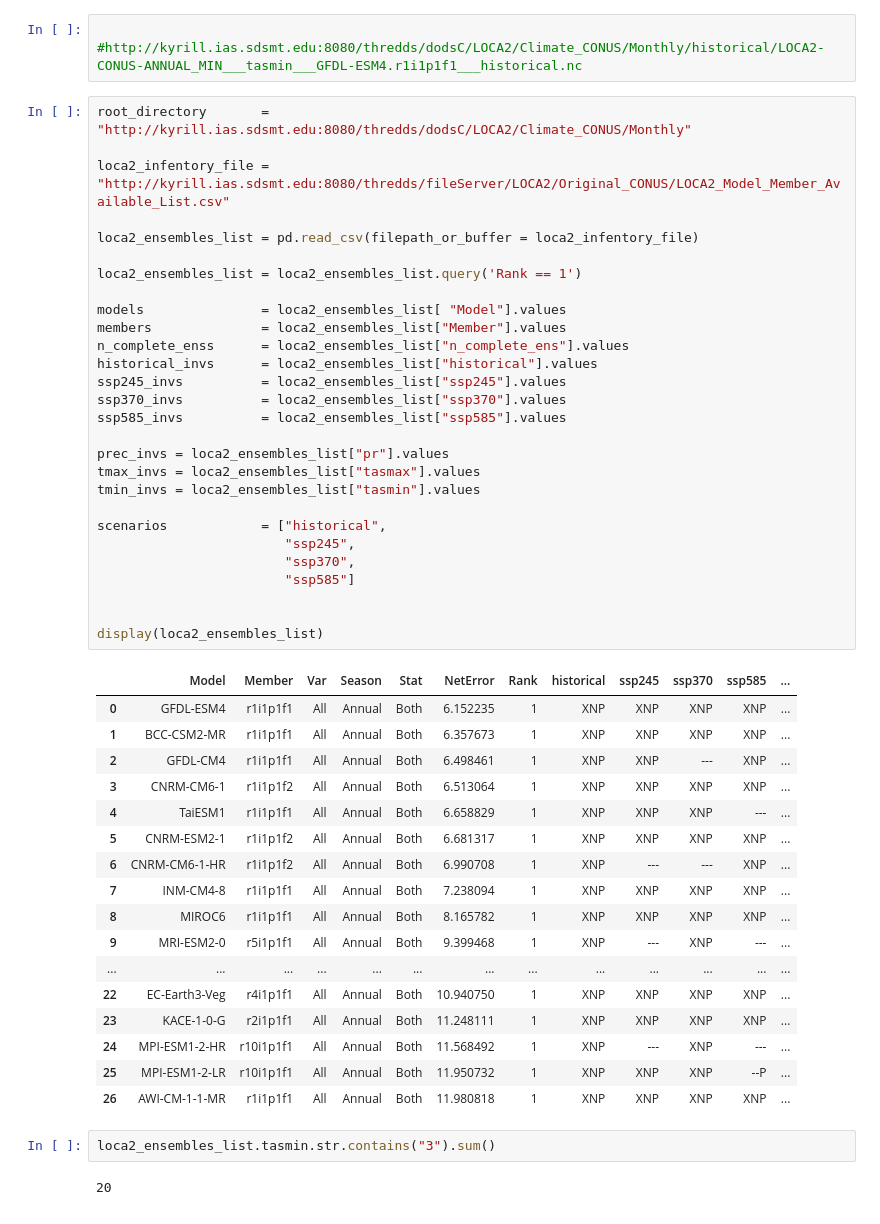
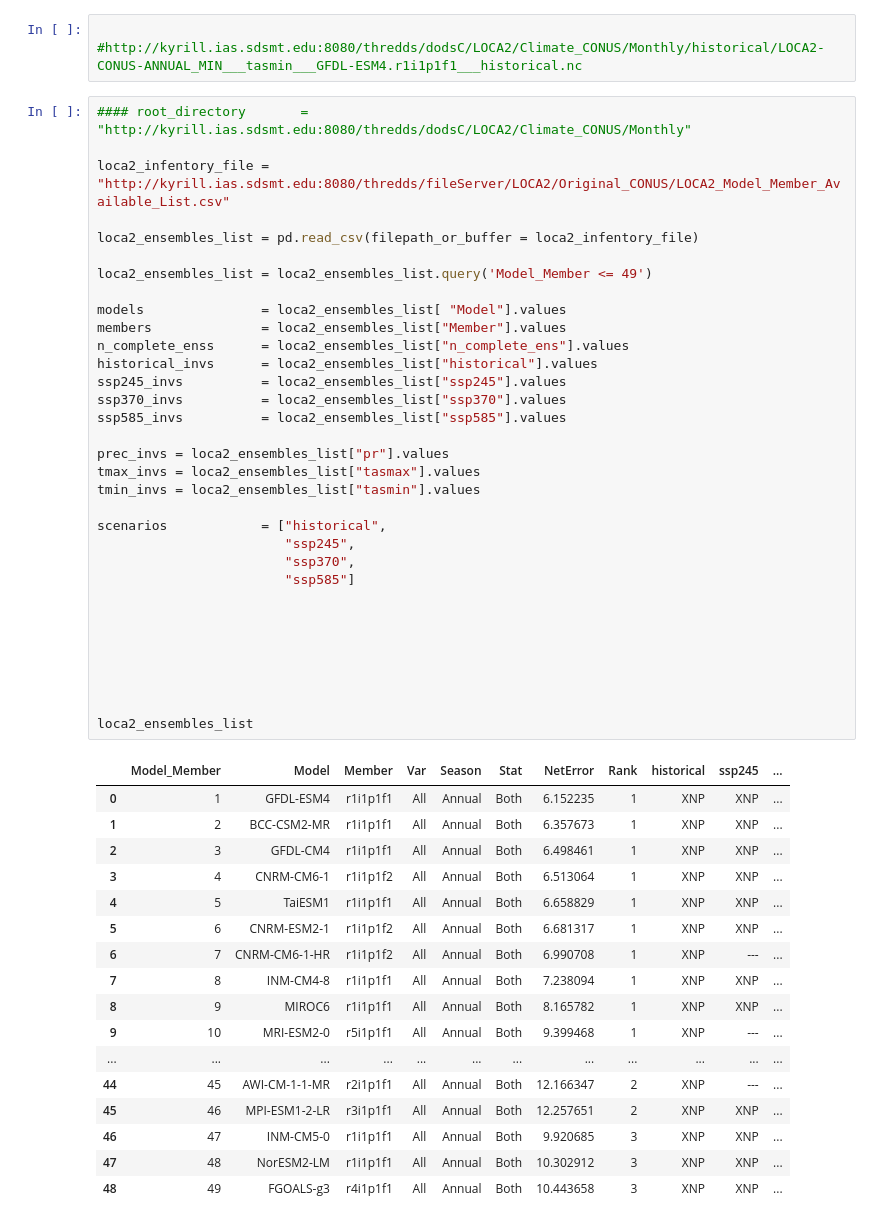
Before and after one commit to wjcapehart/LOCA2_Gridded_Analysis, a Jupyter notebook: LOCA2_organize.ipynb, the cells around one changed output. Saved outputs shown, nothing was run; the diff lists cells and outputs as text.

```diff
--- a/LOCA2_organize.ipynb
+++ b/LOCA2_organize.ipynb
@@ -47,52 +22,53 @@ def geo_idx(dd, dd_array):
 
 #http://kyrill.ias.sdsmt.edu:8080/thredds/dodsC/LOCA2/Climate_CONUS/Monthly/historical/LOCA2-CONUS-ANNUAL_MIN___tasmin___GFDL-ESM4.r1i1p1f1___historical.nc
 # %%
-root_directory       = "http://kyrill.ias.sdsmt.edu:8080/thredds/dodsC/LOCA2/Climate_CONUS/Monthly"
+#### root_directory       = "http://kyrill.ias.sdsmt.edu:8080/thredds/dodsC/LOCA2/Climate_CONUS/Monthly"
 
 loca2_infentory_file = "http://kyrill.ias.sdsmt.edu:8080/thredds/fileServer/LOCA2/Original_CONUS/LOCA2_Model_Member_Available_List.csv"
 
 loca2_ensembles_list = pd.read_csv(filepath_or_buffer = loca2_infentory_file)
 
-loca2_ensembles_list = loca2_ensembles_list.query('Rank == 1')
+loca2_ensembles_list = loca2_ensembles_list.query('Model_Member <= 49')
 
 models               = loca2_ensembles_list[ "Model"].values
 members              = loca2_ensembles_list["Member"].values
 n_complete_enss      = loca2_ensembles_list["n_complete_ens"].values
 historical_invs      = loca2_ensembles_list["historical"].values
 ssp245_invs          = loca2_ensembles_list["ssp245"].values
 ssp370_invs          = loca2_ensembles_list["ssp370"].values
 ssp585_invs          = loca2_ensembles_list["ssp585"].values
 
 prec_invs = loca2_ensembles_list["pr"].values
 tmax_invs = loca2_ensembles_list["tasmax"].values
 tmin_invs = loca2_ensembles_list["tasmin"].values
 
 scenarios            = ["historical",
                         "ssp245",
                         "ssp370",
                         "ssp585"]
 
 
-display(loca2_ensembles_list)
+
+
+
+
+
+loca2_ensembles_list
 # %% [output]
-|  | Model | Member | Var | Season | Stat | NetError | Rank | historical | ssp245 | ssp370 | ssp585 | ... |
-| 0 | GFDL-ESM4 | r1i1p1f1 | All | Annual | Both | 6.152235 | 1 | XNP | XNP | XNP | XNP | ... |
-| 1 | BCC-CSM2-MR | r1i1p1f1 | All | Annual | Both | 6.357673 | 1 | XNP | XNP | XNP | XNP | ... |
-| 2 | GFDL-CM4 | r1i1p1f1 | All | Annual | Both | 6.498461 | 1 | XNP | XNP | --- | XNP | ... |
-| 3 | CNRM-CM6-1 | r1i1p1f2 | All | Annual | Both | 6.513064 | 1 | XNP | XNP | XNP | XNP | ... |
-| 4 | TaiESM1 | r1i1p1f1 | All | Annual | Both | 6.658829 | 1 | XNP | XNP | XNP | --- | ... |
-| 5 | CNRM-ESM2-1 | r1i1p1f2 | All | Annual | Both | 6.681317 | 1 | XNP | XNP | XNP | XNP | ... |
-| 6 | CNRM-CM6-1-HR | r1i1p1f2 | All | Annual | Both | 6.990708 | 1 | XNP | --- | --- | XNP | ... |
-| 7 | INM-CM4-8 | r1i1p1f1 | All | Annual | Both | 7.238094 | 1 | XNP | XNP | XNP | XNP | ... |
-| 8 | MIROC6 | r1i1p1f1 | All | Annual | Both | 8.165782 | 1 | XNP | XNP | XNP | XNP | ... |
-| 9 | MRI-ESM2-0 | r5i1p1f1 | All | Annual | Both | 9.399468 | 1 | XNP | --- | XNP | --- | ... |
-| ... | ... | ... | ... | ... | ... | ... | ... | ... | ... | ... | ... | ... |
-| 22 | EC-Earth3-Veg | r4i1p1f1 | All | Annual | Both | 10.940750 | 1 | XNP | XNP | XNP | XNP | ... |
-| 23 | KACE-1-0-G | r2i1p1f1 | All | Annual | Both | 11.248111 | 1 | XNP | XNP | XNP | XNP | ... |
-| 24 | MPI-ESM1-2-HR | r10i1p1f1 | All | Annual | Both | 11.568492 | 1 | XNP | --- | XNP | --- | ... |
-| 25 | MPI-ESM1-2-LR | r10i1p1f1 | All | Annual | Both | 11.950732 | 1 | XNP | XNP | XNP | --P | ... |
-| 26 | AWI-CM-1-1-MR | r1i1p1f1 | All | Annual | Both | 11.980818 | 1 | XNP | XNP | XNP | XNP | ... |
+|  | Model_Member | Model | Member | Var | Season | Stat | NetError | Rank | historical | ssp245 | ... |
+| 0 | 1 | GFDL-ESM4 | r1i1p1f1 | All | Annual | Both | 6.152235 | 1 | XNP | XNP | ... |
+| 1 | 2 | BCC-CSM2-MR | r1i1p1f1 | All | Annual | Both | 6.357673 | 1 | XNP | XNP | ... |
+| 2 | 3 | GFDL-CM4 | r1i1p1f1 | All | Annual | Both | 6.498461 | 1 | XNP | XNP | ... |
+| 3 | 4 | CNRM-CM6-1 | r1i1p1f2 | All | Annual | Both | 6.513064 | 1 | XNP | XNP | ... |
+| 4 | 5 | TaiESM1 | r1i1p1f1 | All | Annual | Both | 6.658829 | 1 | XNP | XNP | ... |
+| 5 | 6 | CNRM-ESM2-1 | r1i1p1f2 | All | Annual | Both | 6.681317 | 1 | XNP | XNP | ... |
+| 6 | 7 | CNRM-CM6-1-HR | r1i1p1f2 | All | Annual | Both | 6.990708 | 1 | XNP | --- | ... |
+| 7 | 8 | INM-CM4-8 | r1i1p1f1 | All | Annual | Both | 7.238094 | 1 | XNP | XNP | ... |
+| 8 | 9 | MIROC6 | r1i1p1f1 | All | Annual | Both | 8.165782 | 1 | XNP | XNP | ... |
+| 9 | 10 | MRI-ESM2-0 | r5i1p1f1 | All | Annual | Both | 9.399468 | 1 | XNP | --- | ... |
+| ... | ... | ... | ... | ... | ... | ... | ... | ... | ... | ... | ... |
+| 44 | 45 | AWI-CM-1-1-MR | r2i1p1f1 | All | Annual | Both | 12.166347 | 2 | XNP | --- | ... |
+| 45 | 46 | MPI-ESM1-2-LR | r3i1p1f1 | All | Annual | Both | 12.257651 | 2 | XNP | XNP | ... |
+| 46 | 47 | INM-CM5-0 | r1i1p1f1 | All | Annual | Both | 9.920685 | 3 | XNP | XNP | ... |
+| 47 | 48 | NorESM2-LM | r1i1p1f1 | All | Annual | Both | 10.302912 | 3 | XNP | XNP | ... |
+| 48 | 49 | FGOALS-g3 | r4i1p1f1 | All | Annual | Both | 10.443658 | 3 | XNP | XNP | ... |
-# %%
-loca2_ensembles_list.tasmin.str.contains("3").sum()
-# %% [output]
-20
```
Also changed, not shown: parts of 8 cells of this notebook, 1 other file.
